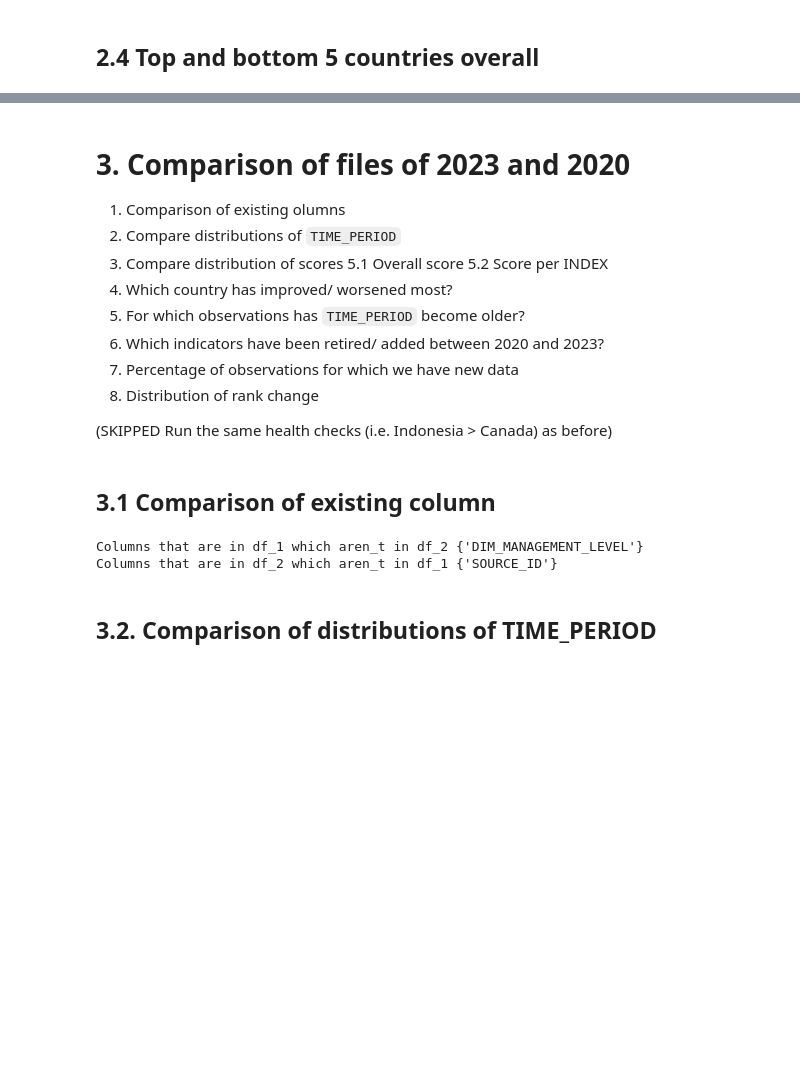
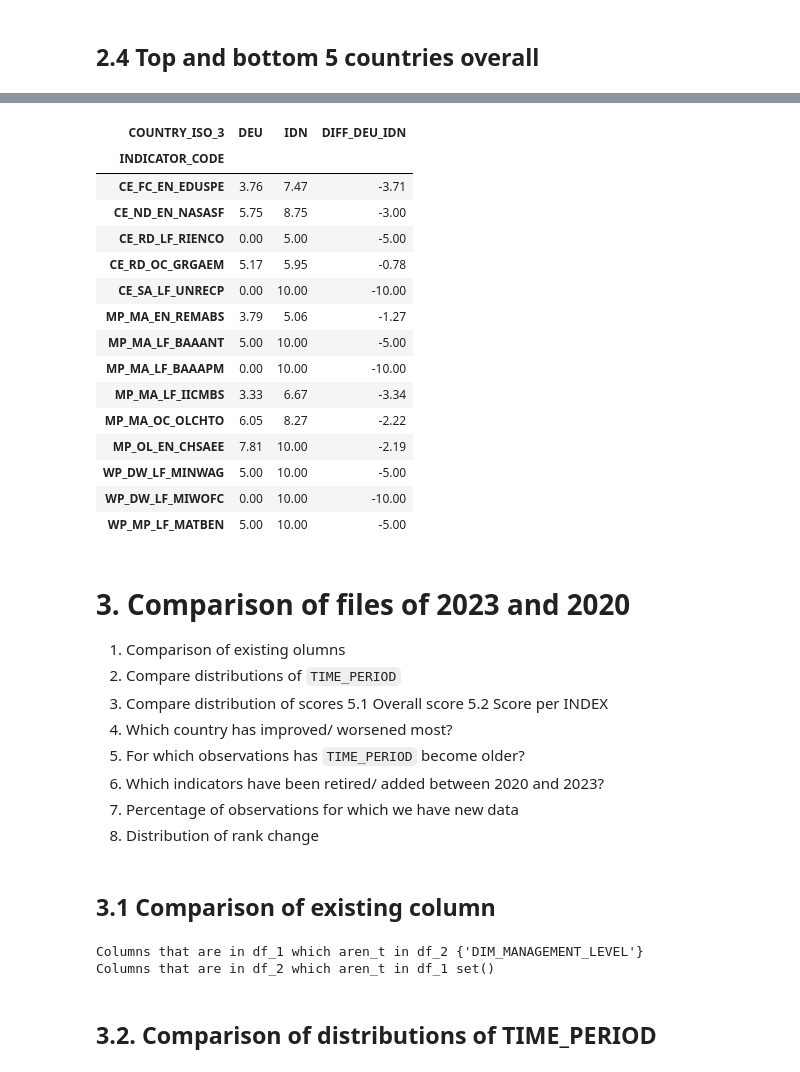
Before and after one commit to iferminm/crba-etl, a Jupyter notebook: validation/comparison_of_final_files.ipynb, the cells around one changed output, grey strips where cells are left out. Drawn from its saved outputs; the diff is of its cells as text; code cells hidden in the pictures; blank space fills up the shorter version.

```diff
--- a/validation/comparison_of_final_files.ipynb
+++ b/validation/comparison_of_final_files.ipynb
@@ -164,3 +171,22 @@ Index: []
+# %%
+my_comparer.compare_two_countries(my_comparer.df_2, country_1="DEU", country_2="IDN")
+# %% [output]
+| COUNTRY_ISO_3 | DEU | IDN | DIFF_DEU_IDN |
+| INDICATOR_CODE |  |  |  |
+| CE_FC_EN_EDUSPE | 3.76 | 7.47 | -3.71 |
+| CE_ND_EN_NASASF | 5.75 | 8.75 | -3.00 |
+| CE_RD_LF_RIENCO | 0.00 | 5.00 | -5.00 |
+| CE_RD_OC_GRGAEM | 5.17 | 5.95 | -0.78 |
+| CE_SA_LF_UNRECP | 0.00 | 10.00 | -10.00 |
+| MP_MA_EN_REMABS | 3.79 | 5.06 | -1.27 |
+| MP_MA_LF_BAAANT | 5.00 | 10.00 | -5.00 |
+| MP_MA_LF_BAAAPM | 0.00 | 10.00 | -10.00 |
+| MP_MA_LF_IICMBS | 3.33 | 6.67 | -3.34 |
+| MP_MA_OC_OLCHTO | 6.05 | 8.27 | -2.22 |
+| MP_OL_EN_CHSAEE | 7.81 | 10.00 | -2.19 |
+| WP_DW_LF_MINWAG | 5.00 | 10.00 | -5.00 |
+| WP_DW_LF_MIWOFC | 0.00 | 10.00 | -10.00 |
+| WP_MP_LF_MATBEN | 5.00 | 10.00 | -5.00 |
 # %% [markdown]
 # 3. Comparison of files of 2023 and 2020
 
@@ -174,15 +200,14 @@ Index: []
 6. Which indicators have been retired/ added between 2020 and 2023?
 7. Percentage of observations for which we have new data
 8. Distribution of rank change
-
-(SKIPPED Run the same health checks (i.e. Indonesia > Canada) as before)
 # %% [markdown]
 ## 3.1 Comparison of existing column
-# %%
-my_comparer.compare_existing_columns()
-# %% [output]
-Columns that are in df_1 which aren_t in df_2 {'DIM_MANAGEMENT_LEVEL'}
-Columns that are in df_2 which aren_t in df_1 {'SOURCE_ID'}
+# %%
+my_comparer.compare_existing_columns()
+# The source which had the dimension DIM_MANAGEMENT_LEVEL is no longer providing this dimension column. Therefore, it is no longer present in 2023.
+# %% [output]
+Columns that are in df_1 which aren_t in df_2 {'DIM_MANAGEMENT_LEVEL'}
+Columns that are in df_2 which aren_t in df_1 set()
 # %% [markdown]
 ## 3.2. Comparison of distributions of TIME_PERIOD
 # %%
```
Also changed, not shown: parts of 22 cells of this notebook, 1 other file.
